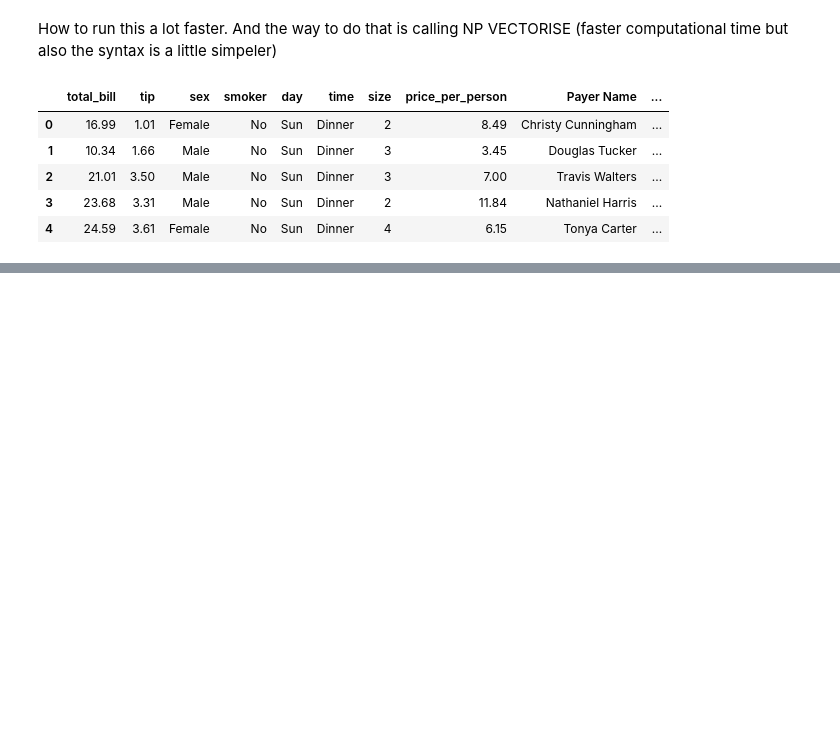
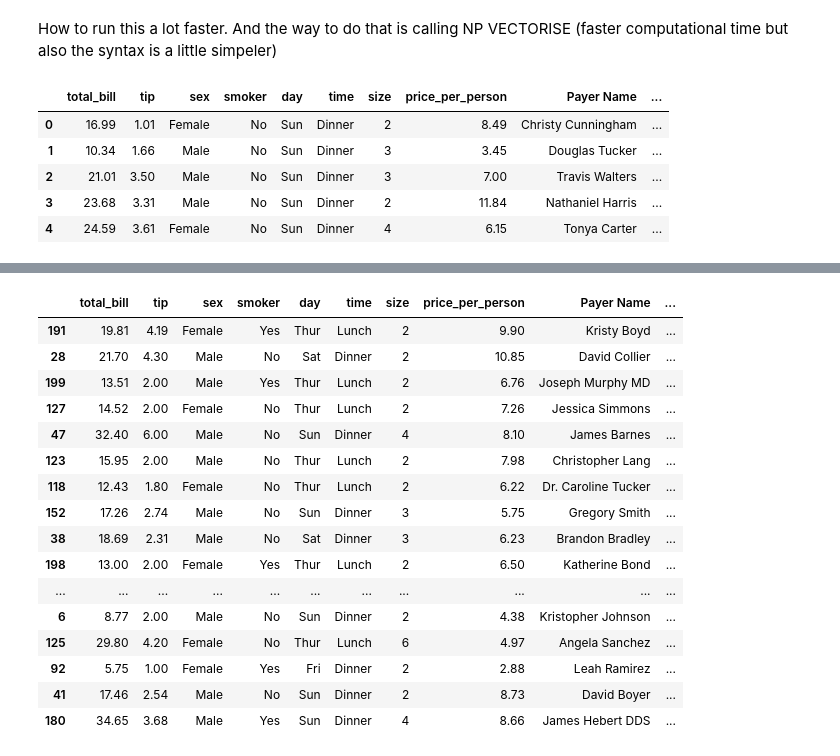
Before and after one commit to Henkj78/data_science, a Jupyter notebook: Pandas-Useful-Methods.ipynb, the cells around one changed output, grey strips where cells are left out. Drawn from its saved outputs; the diff is of its cells as text; code cells hidden in the pictures; blank space fills up the shorter version.

Commit message:
Pandas Useful Methods added section

```diff
--- a/Pandas-Useful-Methods.ipynb
+++ b/Pandas-Useful-Methods.ipynb
@@ -178,0 +181,3 @@ df.head()
+# %%
+# Reset all
+df = pd.read_csv("/Users/henkvanhouten/Desktop/Data Science/UNZIP_FOR_NOTEBOOKS_FINAL/03-Pandas/tips.csv")
@@ -178,0 +508,20 @@ df.head()
+# %%
+df.sample(frac=0.1)  # sample of 10% of the rows
+# %% [output]
+|  | total_bill | tip | sex | smoker | day | time | size | price_per_person | Payer Name | ... |
+| 191 | 19.81 | 4.19 | Female | Yes | Thur | Lunch | 2 | 9.90 | Kristy Boyd | ... |
+| 28 | 21.70 | 4.30 | Male | No | Sat | Dinner | 2 | 10.85 | David Collier | ... |
+| 199 | 13.51 | 2.00 | Male | Yes | Thur | Lunch | 2 | 6.76 | Joseph Murphy MD | ... |
+| 127 | 14.52 | 2.00 | Female | No | Thur | Lunch | 2 | 7.26 | Jessica Simmons | ... |
+| 47 | 32.40 | 6.00 | Male | No | Sun | Dinner | 4 | 8.10 | James Barnes | ... |
+| 123 | 15.95 | 2.00 | Male | No | Thur | Lunch | 2 | 7.98 | Christopher Lang | ... |
+| 118 | 12.43 | 1.80 | Female | No | Thur | Lunch | 2 | 6.22 | Dr. Caroline Tucker | ... |
+| 152 | 17.26 | 2.74 | Male | No | Sun | Dinner | 3 | 5.75 | Gregory Smith | ... |
+| 38 | 18.69 | 2.31 | Male | No | Sat | Dinner | 3 | 6.23 | Brandon Bradley | ... |
+| 198 | 13.00 | 2.00 | Female | Yes | Thur | Lunch | 2 | 6.50 | Katherine Bond | ... |
+| ... | ... | ... | ... | ... | ... | ... | ... | ... | ... | ... |
+| 6 | 8.77 | 2.00 | Male | No | Sun | Dinner | 2 | 4.38 | Kristopher Johnson | ... |
+| 125 | 29.80 | 4.20 | Female | No | Thur | Lunch | 6 | 4.97 | Angela Sanchez | ... |
+| 92 | 5.75 | 1.00 | Female | Yes | Fri | Dinner | 2 | 2.88 | Leah Ramirez | ... |
+| 41 | 17.46 | 2.54 | Male | No | Sun | Dinner | 2 | 8.73 | David Boyer | ... |
+| 180 | 34.65 | 3.68 | Male | Yes | Sun | Dinner | 4 | 8.66 | James Hebert DDS | ... |
```
Also changed, not shown: parts of 29 cells of this notebook.
